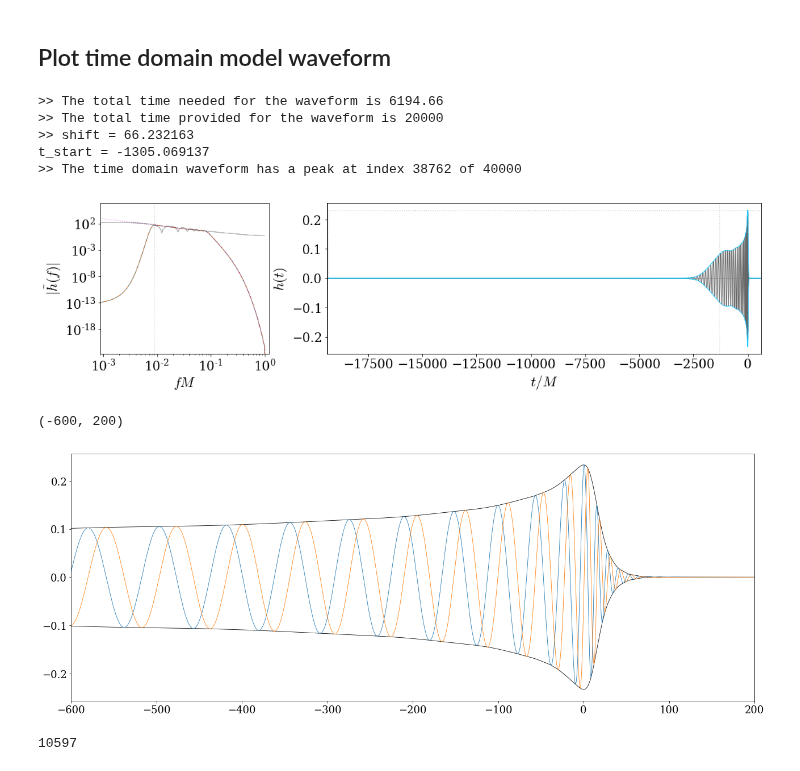
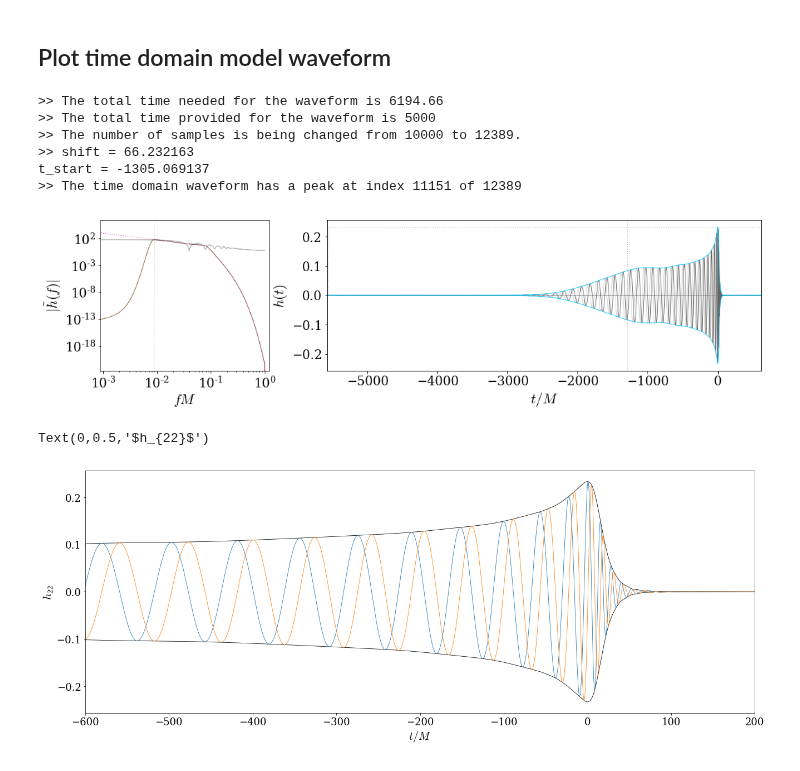
Before and after one commit to Cyberface/puck, a Jupyter notebook: ll/examples/1_generate_model_waveform.ipynb, the cells around one changed output. Drawn from its saved outputs; the diff is of its cells as text; code cells hidden in the pictures.

```diff
--- a/ll/examples/1_generate_model_waveform.ipynb
+++ b/ll/examples/1_generate_model_waveform.ipynb
@@ -131,27 +131,27 @@ Text(0,1,'q4a04t60dPm1.5D_T_96_360')
 # %%
 model_data = ( f_, abs(h22), unwrap(angle(h22)) )
 # Use function in positive.physics
-ht,t,_ = phenom2td( 0.009, 40000, 0.5, model_data,plot=True, fmax=0.6, verbose=True )
+ht,t,_ = phenom2td( 0.009, 10000, 0.5, model_data,plot=True, fmax=0.6, verbose=True )
 # %% [output]
 >> The total time needed for the waveform is 6194.66
->> The total time provided for the waveform is 20000
+>> The total time provided for the waveform is 5000
+>> The number of samples is being changed from 10000 to 12389.
 >> shift = 66.232163
 t_start = -1305.069137
->> The time domain waveform has a peak at index 38762 of 40000
+>> The time domain waveform has a peak at index 11151 of 12389
-[figure, old version]
+[figure, new version]
 # %%
 
 figure( figsize=2*figaspect(0.618*0.6) )
 
 plot( t, abs(ht), color='k' )
 plot( t,-abs(ht), color='k' )
 plot( t, ht.real )
 plot( t, ht.imag )
 xlim(-600,200)
+
+xlabel(r'$t/M$')
+ylabel(r'$h_{22}$')
 # %% [output]
-(-600, 200)
+Text(0,0.5,'$h_{22}$')
-[figure, old version]
+[figure, new version]
-# %%
-len(ht)
-# %% [output]
-10597
```
